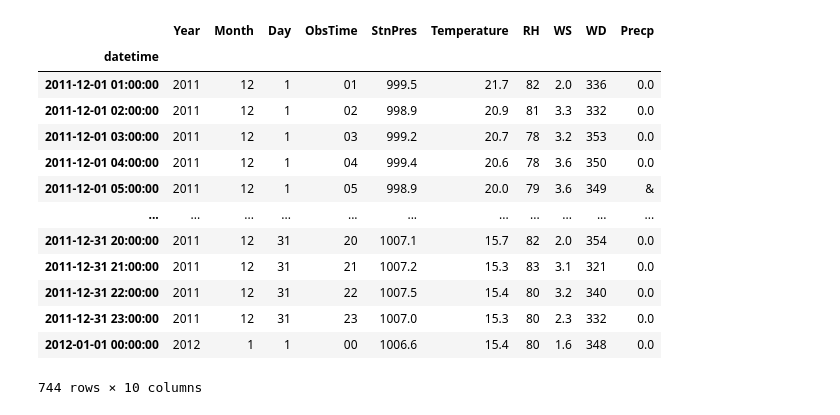
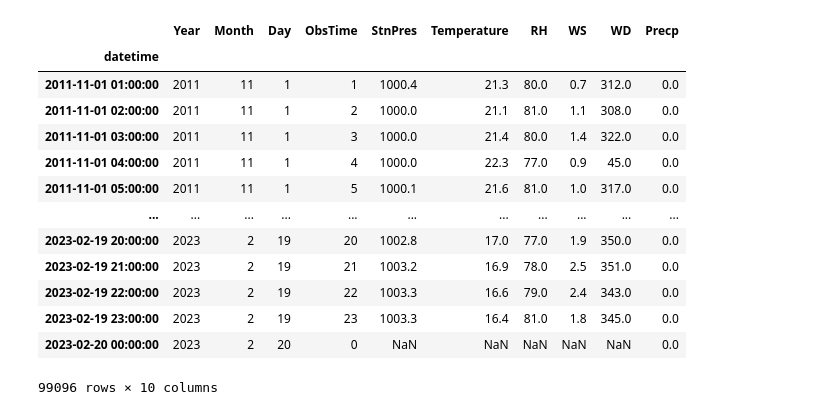
Before and after one commit to ITU-0327/Weather_Forecasting, a Jupyter notebook: Data_Cleaning.ipynb, the cells around one changed output. Cells and saved outputs as stored; diff of their text form; code cells hidden in the pictures.

```diff
--- a/Data_Cleaning.ipynb
+++ b/Data_Cleaning.ipynb
@@ -28,23 +10,22 @@ def convert_time(data):
 # %%
-df = pd.read_csv(os.path.join(config['path'], f'{config["station_id"]}-combined.csv'))
-df['ObsTime'] = df['ObsTime'].apply(lambda x: '{:02d}'.format(x))
-df = df.apply(convert_time, axis=1)
+# df = pd.read_csv(os.path.join(config['path'], f'{config["station_id"]}-combined.csv'))
+df = pd.read_csv(os.path.join(config['path'], 'test_file.csv'))
 df['datetime'] = df['Year'].astype(str) + '-' + df['Month'].astype(str) + '-' + df['Day'].astype(str) + ' ' + df['ObsTime'].astype(str) + ':00:00'
 df['datetime'] = pd.to_datetime(df['datetime'])
 df.set_index('datetime', inplace=True)
 df
 # %% [output]
 |  | Year | Month | Day | ObsTime | StnPres | Temperature | RH | WS | WD | Precp |
 | datetime |  |  |  |  |  |  |  |  |  |  |
-| 2011-12-01 01:00:00 | 2011 | 12 | 1 | 01 | 999.5 | 21.7 | 82 | 2.0 | 336 | 0.0 |
-| 2011-12-01 02:00:00 | 2011 | 12 | 1 | 02 | 998.9 | 20.9 | 81 | 3.3 | 332 | 0.0 |
-| 2011-12-01 03:00:00 | 2011 | 12 | 1 | 03 | 999.2 | 20.7 | 78 | 3.2 | 353 | 0.0 |
-| 2011-12-01 04:00:00 | 2011 | 12 | 1 | 04 | 999.4 | 20.6 | 78 | 3.6 | 350 | 0.0 |
-| 2011-12-01 05:00:00 | 2011 | 12 | 1 | 05 | 998.9 | 20.0 | 79 | 3.6 | 349 | & |
+| 2011-11-01 01:00:00 | 2011 | 11 | 1 | 1 | 1000.4 | 21.3 | 80.0 | 0.7 | 312.0 | 0.0 |
+| 2011-11-01 02:00:00 | 2011 | 11 | 1 | 2 | 1000.0 | 21.1 | 81.0 | 1.1 | 308.0 | 0.0 |
+| 2011-11-01 03:00:00 | 2011 | 11 | 1 | 3 | 1000.0 | 21.4 | 80.0 | 1.4 | 322.0 | 0.0 |
+| 2011-11-01 04:00:00 | 2011 | 11 | 1 | 4 | 1000.0 | 22.3 | 77.0 | 0.9 | 45.0 | 0.0 |
+| 2011-11-01 05:00:00 | 2011 | 11 | 1 | 5 | 1000.1 | 21.6 | 81.0 | 1.0 | 317.0 | 0.0 |
 | ... | ... | ... | ... | ... | ... | ... | ... | ... | ... | ... |
-| 2011-12-31 20:00:00 | 2011 | 12 | 31 | 20 | 1007.1 | 15.7 | 82 | 2.0 | 354 | 0.0 |
-| 2011-12-31 21:00:00 | 2011 | 12 | 31 | 21 | 1007.2 | 15.3 | 83 | 3.1 | 321 | 0.0 |
-| 2011-12-31 22:00:00 | 2011 | 12 | 31 | 22 | 1007.5 | 15.4 | 80 | 3.2 | 340 | 0.0 |
-| 2011-12-31 23:00:00 | 2011 | 12 | 31 | 23 | 1007.0 | 15.3 | 80 | 2.3 | 332 | 0.0 |
-| 2012-01-01 00:00:00 | 2012 | 1 | 1 | 00 | 1006.6 | 15.4 | 80 | 1.6 | 348 | 0.0 |
+| 2023-02-19 20:00:00 | 2023 | 2 | 19 | 20 | 1002.8 | 17.0 | 77.0 | 1.9 | 350.0 | 0.0 |
+| 2023-02-19 21:00:00 | 2023 | 2 | 19 | 21 | 1003.2 | 16.9 | 78.0 | 2.5 | 351.0 | 0.0 |
+| 2023-02-19 22:00:00 | 2023 | 2 | 19 | 22 | 1003.3 | 16.6 | 79.0 | 2.4 | 343.0 | 0.0 |
+| 2023-02-19 23:00:00 | 2023 | 2 | 19 | 23 | 1003.3 | 16.4 | 81.0 | 1.8 | 345.0 | 0.0 |
+| 2023-02-20 00:00:00 | 2023 | 2 | 20 | 0 | NaN | NaN | NaN | NaN | NaN | 0.0 |
-744 rows × 10 columns
+99096 rows × 10 columns
```
Also changed, not shown: parts of 4 cells of this notebook, 1 other file.
